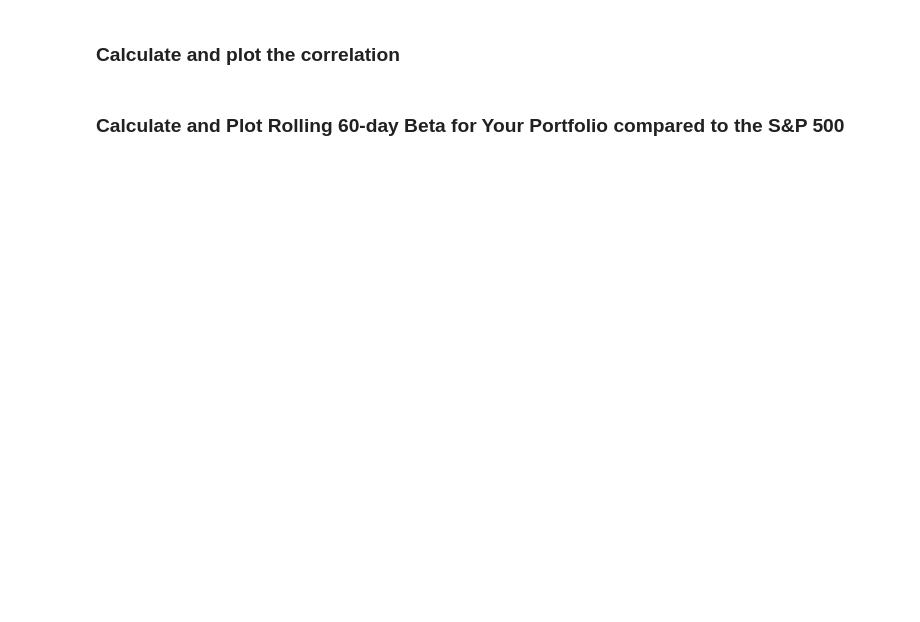
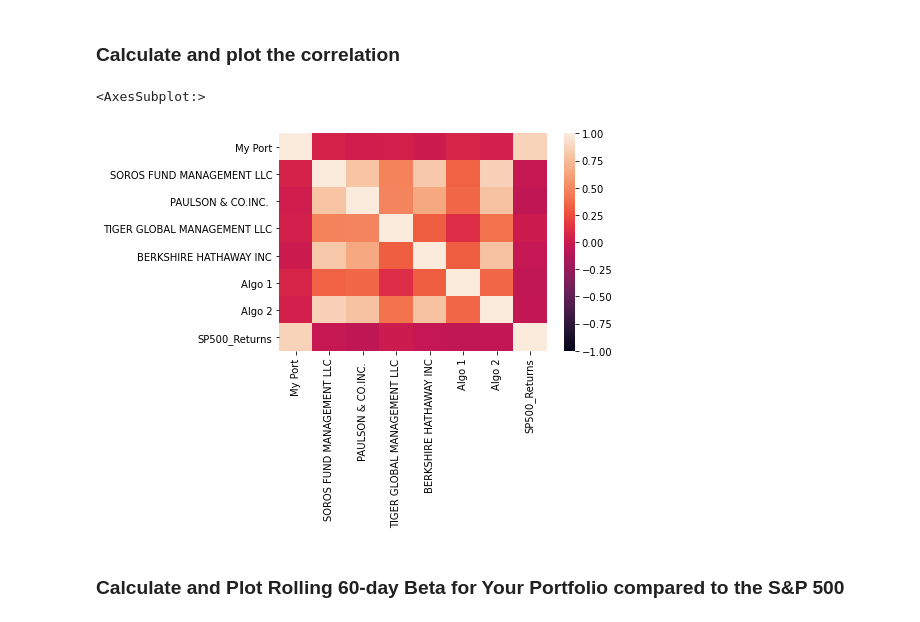
Before and after one commit to ttwalllllll/Columbia-Bootcamp-Homework-4, a Jupyter notebook: Starter_Code/whale_analysis.ipynb, the cells around one changed output. Drawn from its saved outputs; the diff is of its cells as text; code cells hidden in the pictures; blank space fills up the shorter version.

```diff
--- a/Starter_Code/whale_analysis.ipynb
+++ b/Starter_Code/whale_analysis.ipynb
@@ -463,5 +538,12 @@ weights = [1/3, 1/3, 1/3]
 ### Calculate and plot the correlation
 # %%
 # Calculate and plot the correlation
+correlation_2 = joined_df.corr()
+
+#Display de correlation matrix
+sns.heatmap(correlation_2, vmin=-1, vmax=1)
+# %% [output]
+<AxesSubplot:>
+[figure, added]
 # %% [markdown]
 ### Calculate and Plot Rolling 60-day Beta for Your Portfolio compared to the S&P 500
```
Also changed, not shown: parts of 27 cells of this notebook.
